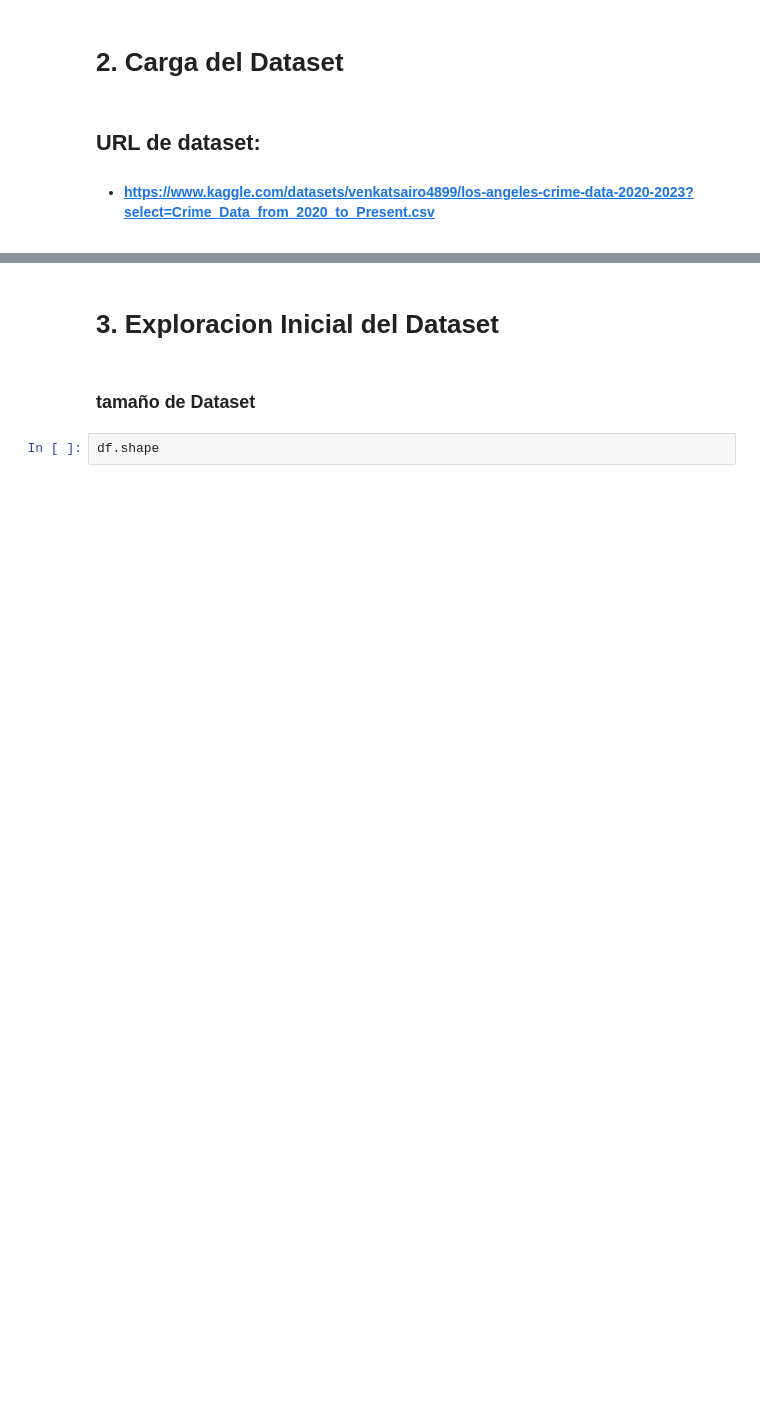
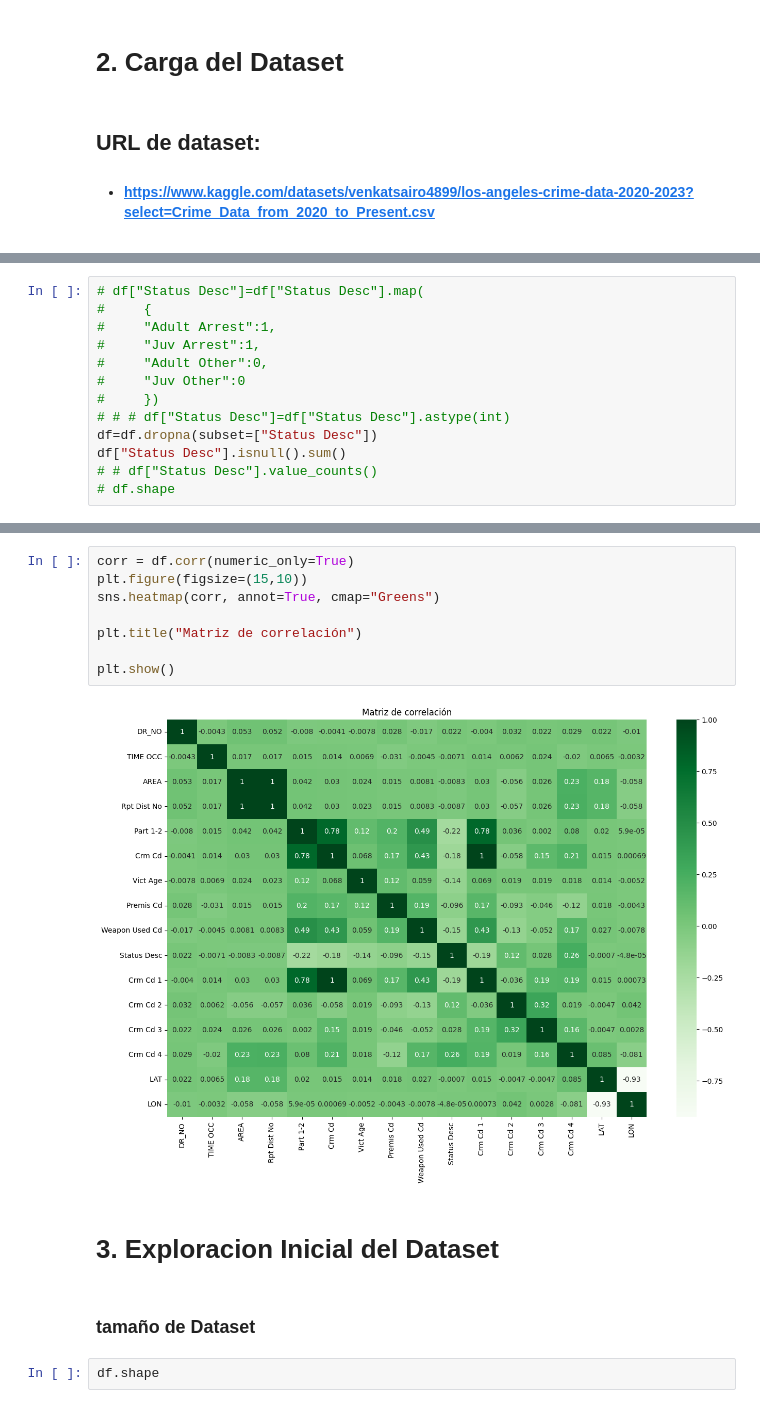
Before and after one commit to Janhjg/Runojanh-NadieEscapa, a Jupyter notebook: documents/crimes_analyze.ipynb, the cells around one changed output, grey strips where cells are left out. Cells and saved outputs as stored; diff of their text form; blank space fills up the shorter version.

```diff
--- a/documents/crimes_analyze.ipynb
+++ b/documents/crimes_analyze.ipynb
@@ -34,0 +46,13 @@ df.head()
+# %%
+# df["Status Desc"]=df["Status Desc"].map(
+#     {
+#     "Adult Arrest":1,
+#     "Juv Arrest":1,
+#     "Adult Other":0,
+#     "Juv Other":0
+#     })
+# # # df["Status Desc"]=df["Status Desc"].astype(int)
+df=df.dropna(subset=["Status Desc"])
+df["Status Desc"].isnull().sum()
+# # df["Status Desc"].value_counts()
+# df.shape
@@ -35,3 +71,13 @@ df.head()
+# %%
+corr = df.corr(numeric_only=True)
+plt.figure(figsize=(15,10))
+sns.heatmap(corr, annot=True, cmap="Greens")
+
+plt.title("Matriz de correlación")
+
+plt.show()
+# %% [output]
+[figure, added]
 # %% [markdown]
 # 3. Exploracion Inicial del Dataset
 # %% [markdown]
```
Also changed, not shown: parts of 36 cells of this notebook, 2 other files.
